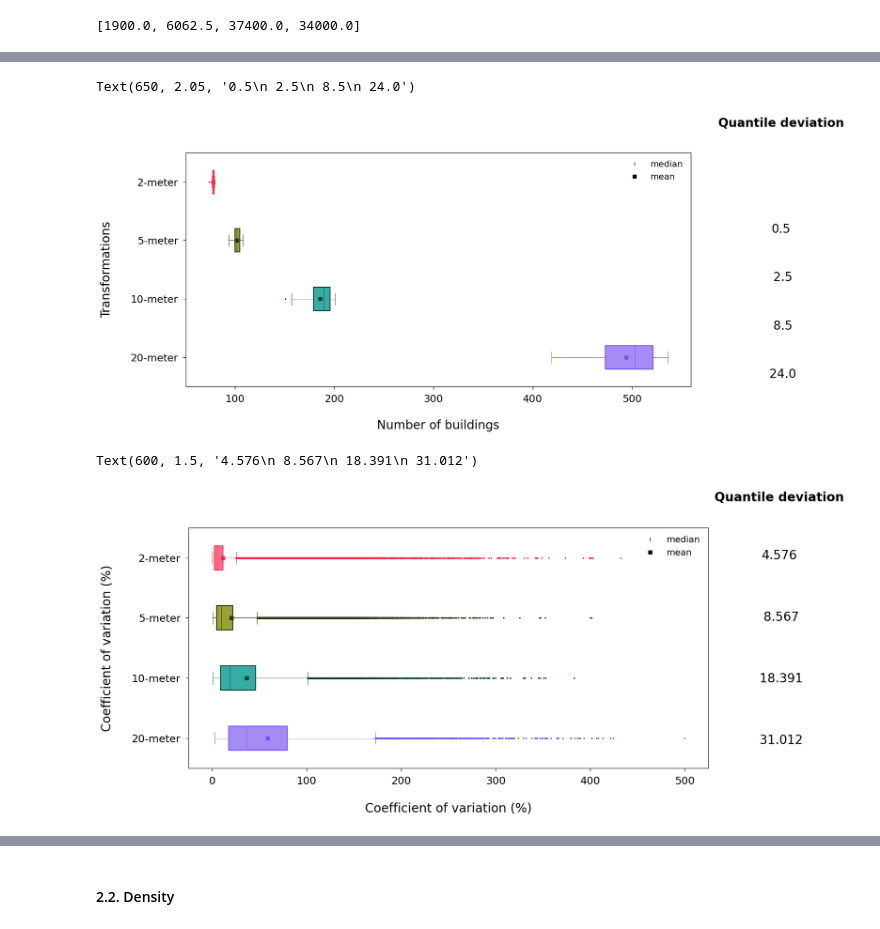
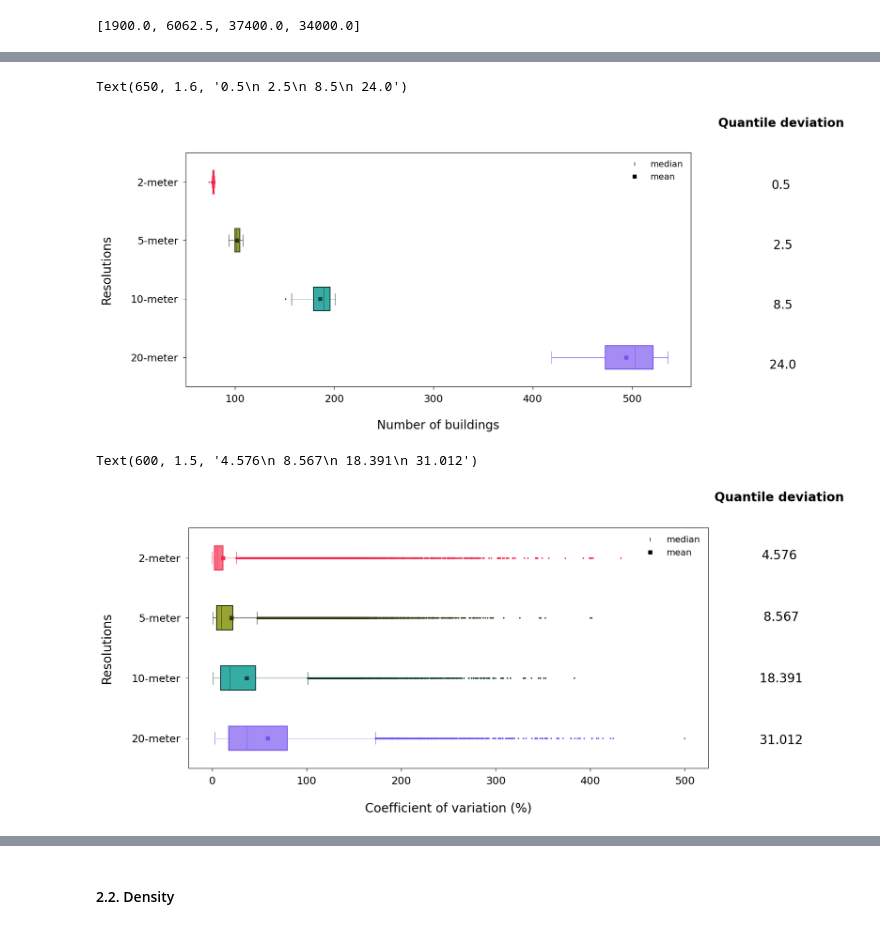
Before and after one commit to Martin20494/Grid_Orientation, a Jupyter notebook: simulation/Executing/Execute_comparison_resolutions.ipynb, the cells around one changed output, grey strips where cells are left out. Cells and saved outputs as stored; diff of their text form; code cells hidden in the pictures.

```diff
--- a/simulation/Executing/Execute_comparison_resolutions.ipynb
+++ b/simulation/Executing/Execute_comparison_resolutions.ipynb
@@ -15,10 +16,10 @@ from comparison import get_datalist, statistic_df_dict, \
 building_path = fr"S:\\new_versions\data\buildings\lds-nz-building-outlines-all-sources-SHP_002.zip"
 # %%
 list_filename = [
-    r"S:\\new_versions_006\\vers007",
-    r"S:\\new_versions_006\\vers006",
-    r"S:\\new_versions_006\\vers001",
-    r"S:\\new_versions_006\\vers008"
+    r"S:\\new_versions_006_forpublication\\vers007",
+    r"S:\\new_versions_006_forpublication\\vers006",
+    r"S:\\new_versions_006_forpublication\\vers001",
+    r"S:\\new_versions_006_forpublication\\vers008"
 ]
 
 name = [
@@ -86,34 +87,34 @@ building_q = comparison_calculation(trans_comparison['building'], 'quartile dev'
 # %%
 boxplotting(
     (15, 7),
     trans_comparison['building'],
-    'Transformations',
+    'Resolutions',
     'building'
 )
 
 col = 'Quantile deviation'
 data = ('{0:.1f}\n {1:.1f}\n {2:.1f}\n {3:.1f}'.format(building_q[0], building_q[1], building_q[2], building_q[3]))
 
 plt.text(650, -1, col, fontsize=20, horizontalalignment='center', weight='bold',
          verticalalignment='center', linespacing=3.8)
-plt.text(650, 2.05, data, fontsize=20, horizontalalignment='center',
-         verticalalignment='center', linespacing=4.8)
+plt.text(650, 1.6, data, fontsize=20, horizontalalignment='center',
+         verticalalignment='center', linespacing=6)
 
 # # Save fig
 # plt.savefig(
 #     fr"S:\\new_versions_004\\building_transformation.png",
 #     bbox_inches='tight', dpi=600
 # )
 # %% [output]
-Text(650, 2.05, '0.5\n 2.5\n 8.5\n 24.0')
+Text(650, 1.6, '0.5\n 2.5\n 8.5\n 24.0')
-[figure, old version]
+[figure, new version]
 # %%
 cv_q = comparison_calculation(trans_comparison['cv'], 'quartile dev')
 # %%
 boxplotting(
     (15, 7),
     trans_comparison['cv'],
-    'Coefficient of variation (%)',
+    'Resolutions',
     'cv'
 )
 
@@ -134,4 +135,4 @@ plt.text(600, 1.5, data, fontsize=20, horizontalalignment='center',
 # )
 # %% [output]
 Text(600, 1.5, '4.576\n 8.567\n 18.391\n 31.012')
-[figure, old version]
+[figure, new version]
```
Also changed, not shown: parts of 5 cells of this notebook.
